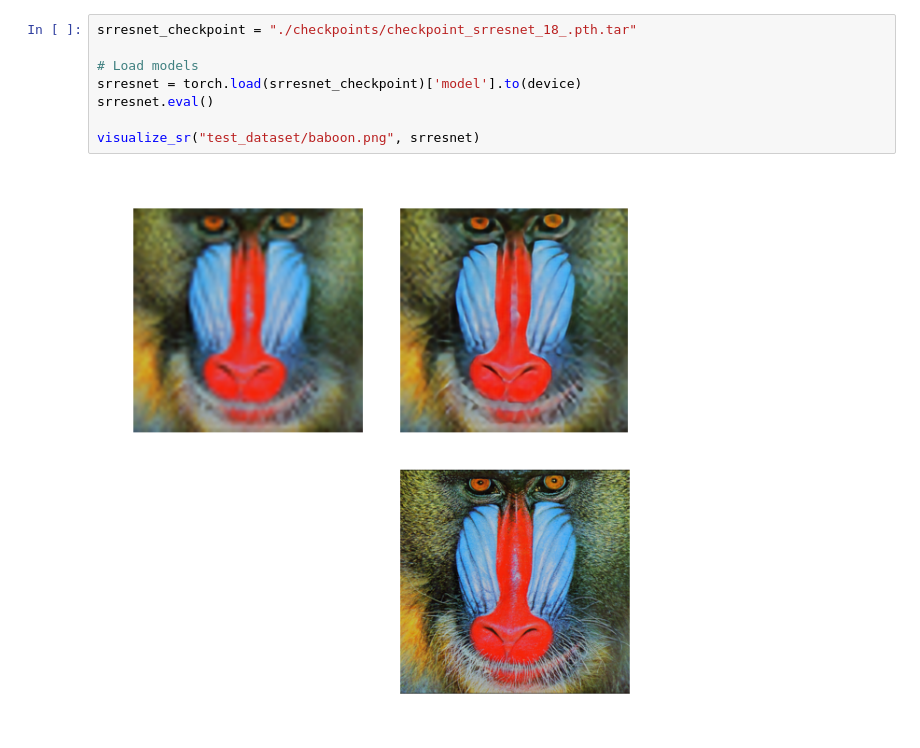
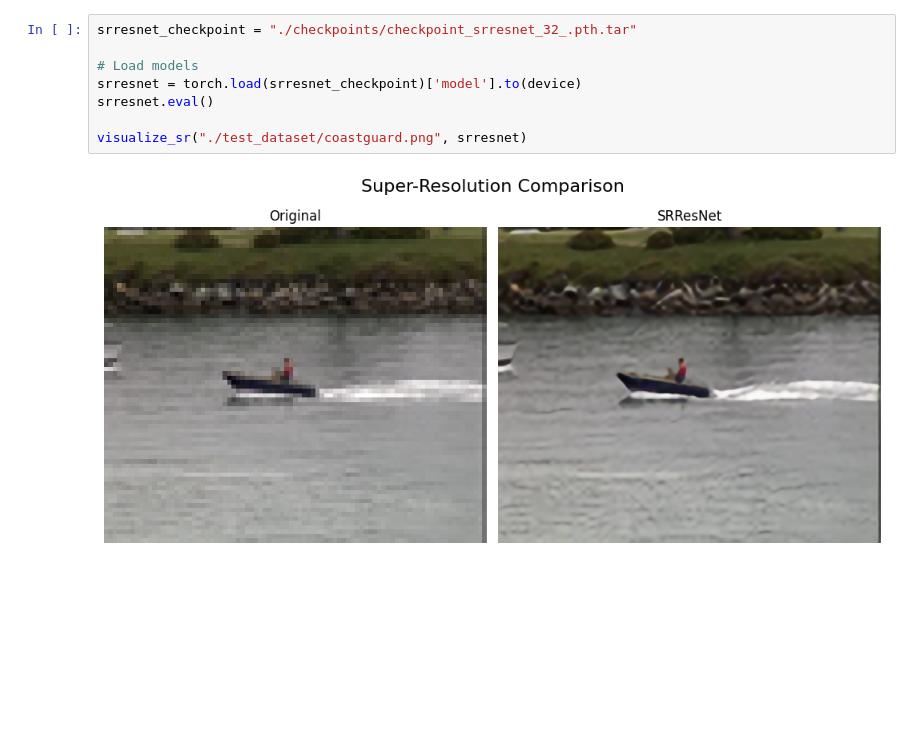
Before and after one commit to Schwarzam/astro-super-res, a Jupyter notebook: test_model copy.ipynb, the cells around one changed output. Saved outputs shown, nothing was run; the diff lists cells and outputs as text; blank space fills up the shorter version.

```diff
--- a/test_model copy.ipynb
+++ b/test_model copy.ipynb
@@ -132,11 +125,11 @@ visualize_sr("test_dataset/baboon.png", srresnet)
 # %%
-srresnet_checkpoint = "./checkpoints/checkpoint_srresnet_18_.pth.tar"
+srresnet_checkpoint = "./checkpoints/checkpoint_srresnet_32_.pth.tar"
 
 # Load models
 srresnet = torch.load(srresnet_checkpoint)['model'].to(device)
 srresnet.eval()
 
-visualize_sr("test_dataset/baboon.png", srresnet)
+visualize_sr("./test_dataset/coastguard.png", srresnet)
 # %% [output]
-[figure, old version]
+[figure, new version]
 # %%
```
Also changed, not shown: parts of 6 cells of this notebook.
